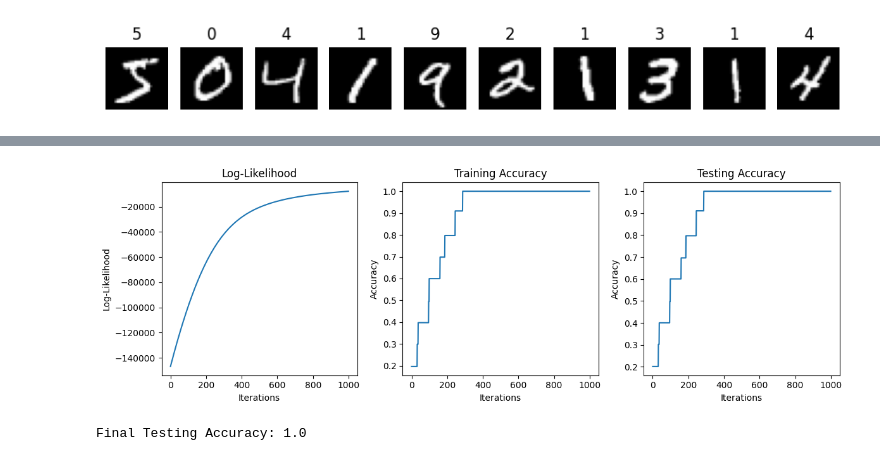
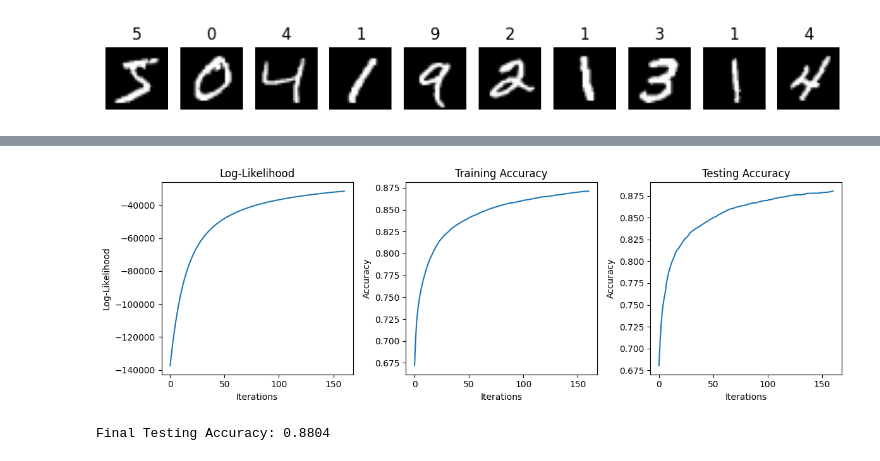
Before and after one commit to alkkuma1/MultinomialRegressionModelforClassification, a Jupyter notebook: MultinomialRegressionModelforClassification.ipynb, the cells around one changed output, grey strips where cells are left out. Drawn from its saved outputs; the diff is of its cells as text; code cells hidden in the pictures.

Commit message:
Defined cost functions

```diff
--- a/MultinomialRegressionModelforClassification.ipynb
+++ b/MultinomialRegressionModelforClassification.ipynb
@@ -49,7 +123,6 @@ x_test = x_test.reshape(-1, 28 * 28)
 # One-hot encode the labels to convert them into a vector of length 10 to match the output of the neural network.
 y_train_one_hot = tf.keras.utils.to_categorical(y_train)
 y_test_one_hot = tf.keras.utils.to_categorical(y_test)
-(x_train, y_train), (x_test, y_test) = MNIST.load_data()
 print("x_train shape:", x_train.shape)
 print("x_test shape:", x_test.shape)
 # %% [output]
@@ -90,37 +130,0 @@ def compute_gradient(theta, x, y, num_classes=10):
-# %%
-def gradient_ascent_logistic_regression(x_train, y_train, x_test, y_test, num_classes, eta=0.1, epsilon=1e-6, max_iters=1000):
-    # Initialize theta with small random values
-    theta = np.random.randn(x_train.shape[1], num_classes)
-    costs = []
-    train_accs = []
-    test_accs = []
-
-    for i in range(max_iters):
-        # Compute gradient and update theta
-        gradient = compute_gradient(theta, x_train, y_train, num_classes)
-        theta += eta * gradient
-
-        # Compute log-likelihood
-        cost = compute_log_likelihood(theta, x_train, y_train)
-        costs.append(cost)
-
-        # Compute training accuracy
-        train_acc = compute_accuracy(theta, x_train, y_train)
-        train_accs.append(train_acc)
-
-        # Compute testing accuracy
-        test_acc = compute_accuracy(theta, x_test, y_test)
-        test_accs.append(test_acc)
-
-        # Print progress
-        if i % 100 == 0:
-            print(f"Iteration {i}: Training Accuracy = {train_acc}, Testing Accuracy = {test_acc}, Log-Likelihood = {cost}")
-
-        # Check for convergence
-        if np.linalg.norm(eta * gradient) < epsilon:
-            break
-
-    return theta, costs, train_accs, test_accs
-
-# Train the logistic regression classifier
-theta, costs, train_accs, test_accs = gradient_ascent_logistic_regression(y_train_one_hot, y_train, y_test_one_hot, y_test, num_classes=10)
@@ -137,0 +131,3 @@ Iteration 900: Training Accuracy = 1.0, Testing Accuracy = 1.0, Log-Likelihood =
+# %%
+# Train the logistic regression classifier with modified stopping criteria
+theta, costs, loglikelihoods, train_accs, test_accs = gradient_ascent_logistic_regression(x_train, y_train, x_test, y_test, num_classes=10, eta=0.1, epsilon=0.01)
@@ -139,33 +141,33 @@ Iteration 900: Training Accuracy = 1.0, Testing Accuracy = 1.0, Log-Likelihood =
 # Plotting
 plt.figure(figsize=(12, 4))
 
 # Plot 1: Cost value (log-likelihood)
 plt.subplot(1, 3, 1)
-plt.plot(costs)
+plt.plot(loglikelihoods)
 plt.title('Log-Likelihood')
 plt.xlabel('Iterations')
 plt.ylabel('Log-Likelihood')
 
 # Plot 2: Training accuracy
 plt.subplot(1, 3, 2)
 plt.plot(train_accs)
 plt.title('Training Accuracy')
 plt.xlabel('Iterations')
 plt.ylabel('Accuracy')
 
 # Plot 3: Testing accuracy
 plt.subplot(1, 3, 3)
 plt.plot(test_accs)
 plt.title('Testing Accuracy')
 plt.xlabel('Iterations')
 plt.ylabel('Accuracy')
 
 plt.tight_layout()
 plt.show()
 
 # Final testing accuracy
 final_test_accuracy = test_accs[-1]
 print(f"Final Testing Accuracy: {final_test_accuracy}")
 # %% [output]
-[figure, old version]
+[figure, new version]
-Final Testing Accuracy: 1.0
+Final Testing Accuracy: 0.8804
```
Also changed, not shown: parts of 19 cells of this notebook.
